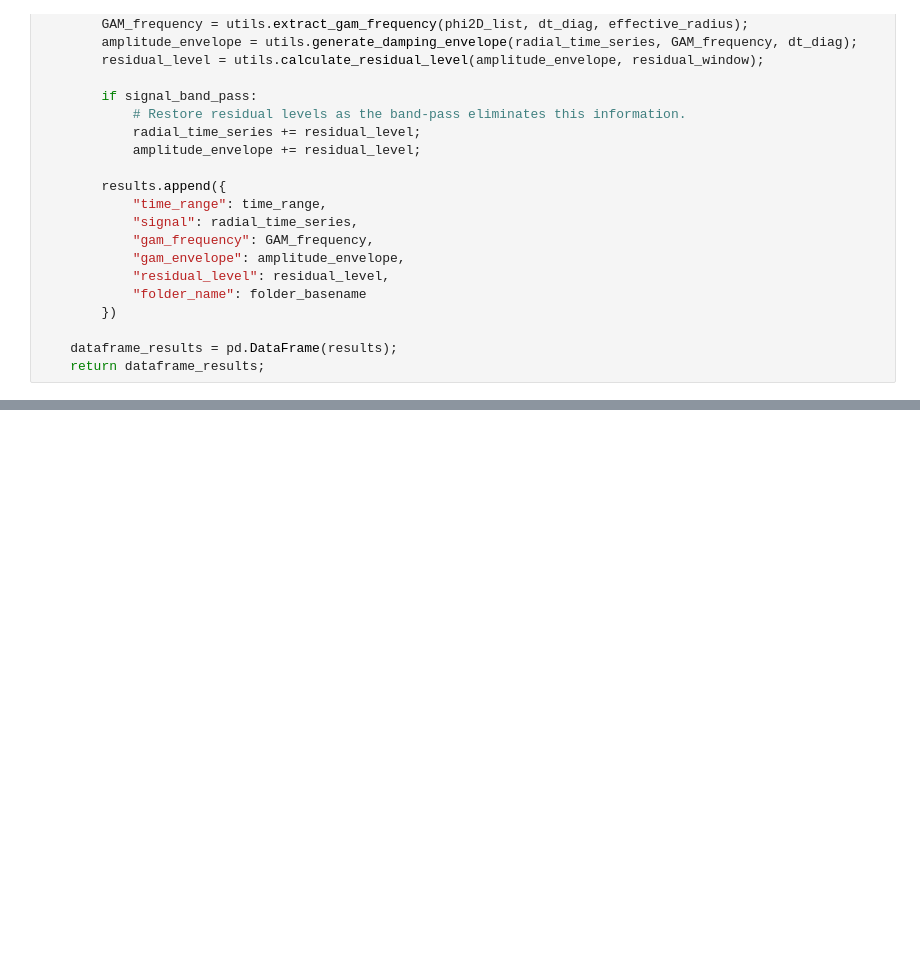
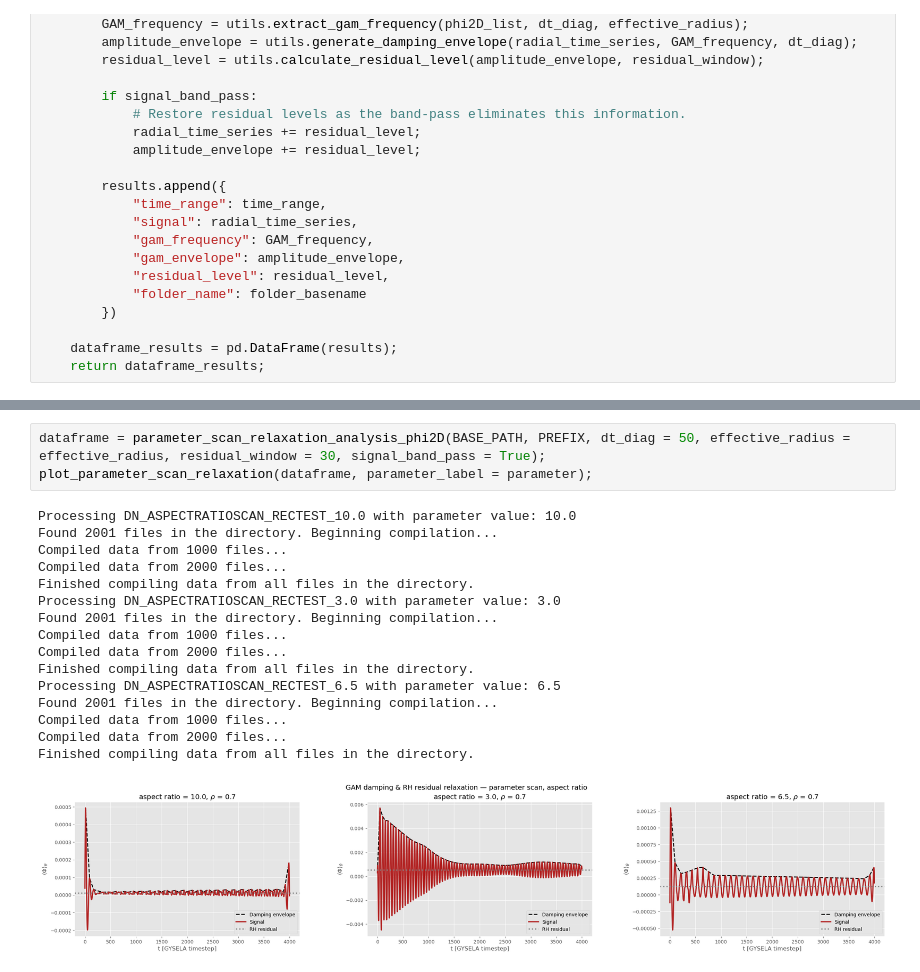
Before and after one commit to seferoni/GYSELA_utils, a Jupyter notebook: post-processing/scripts/exploratory_notebooks/rosenbluth_hinton_batch_mn0.ipynb, the cells around one changed output, grey strips where cells are left out. Saved outputs shown, nothing was run; the diff lists cells and outputs as text; blank space fills up the shorter version.

```diff
--- a/post-processing/scripts/exploratory_notebooks/rosenbluth_hinton_batch_mn0.ipynb
+++ b/post-processing/scripts/exploratory_notebooks/rosenbluth_hinton_batch_mn0.ipynb
@@ -131,0 +133,20 @@ Finished compiling data from all files in the directory.
+# %%
+dataframe = parameter_scan_relaxation_analysis_phi2D(BASE_PATH, PREFIX, dt_diag = 50, effective_radius = effective_radius, residual_window = 30, signal_band_pass = True);
+plot_parameter_scan_relaxation(dataframe, parameter_label = parameter);
+# %% [output]
+Processing DN_ASPECTRATIOSCAN_RECTEST_10.0 with parameter value: 10.0
+Found 2001 files in the directory. Beginning compilation...
+Compiled data from 1000 files...
+Compiled data from 2000 files...
+Finished compiling data from all files in the directory.
+Processing DN_ASPECTRATIOSCAN_RECTEST_3.0 with parameter value: 3.0
+Found 2001 files in the directory. Beginning compilation...
+Compiled data from 1000 files...
+Compiled data from 2000 files...
+Finished compiling data from all files in the directory.
+Processing DN_ASPECTRATIOSCAN_RECTEST_6.5 with parameter value: 6.5
+Found 2001 files in the directory. Beginning compilation...
+Compiled data from 1000 files...
+Compiled data from 2000 files...
+Finished compiling data from all files in the directory.
+[figure, added]
```
Also changed, not shown: parts of 3 cells of this notebook.
